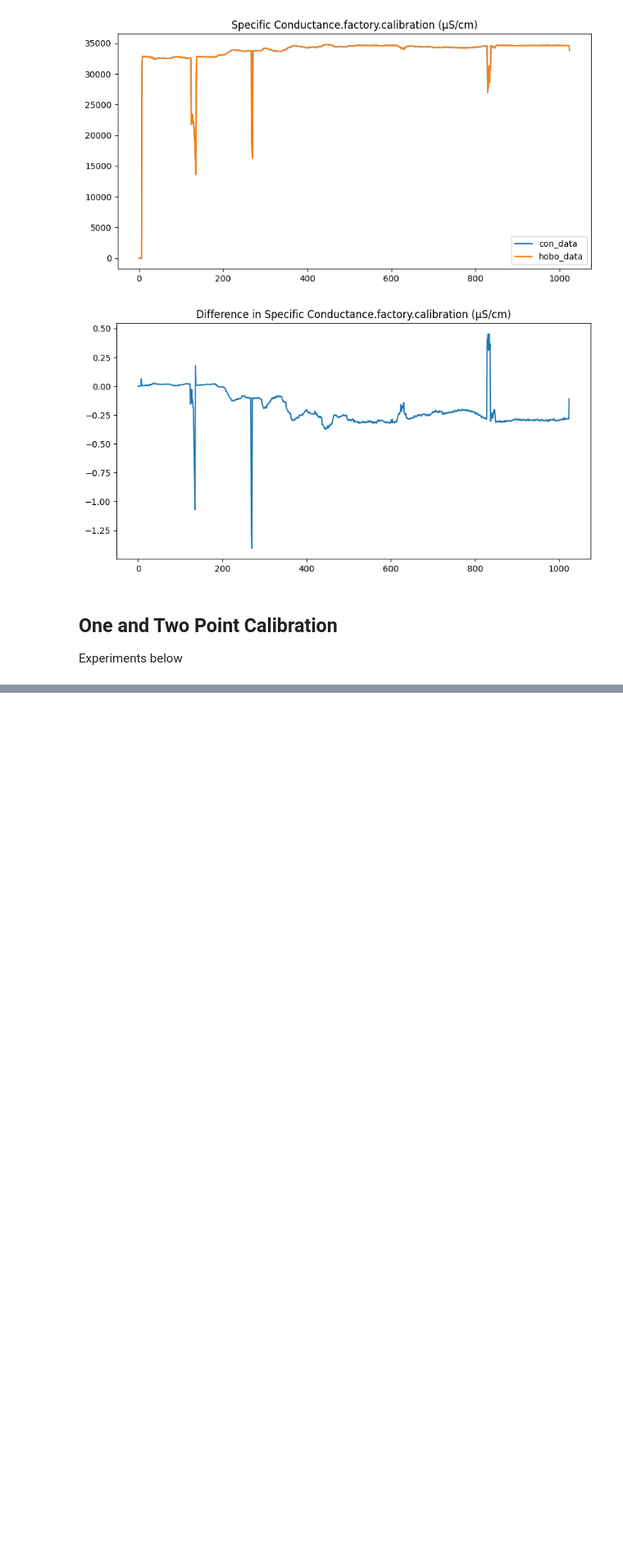
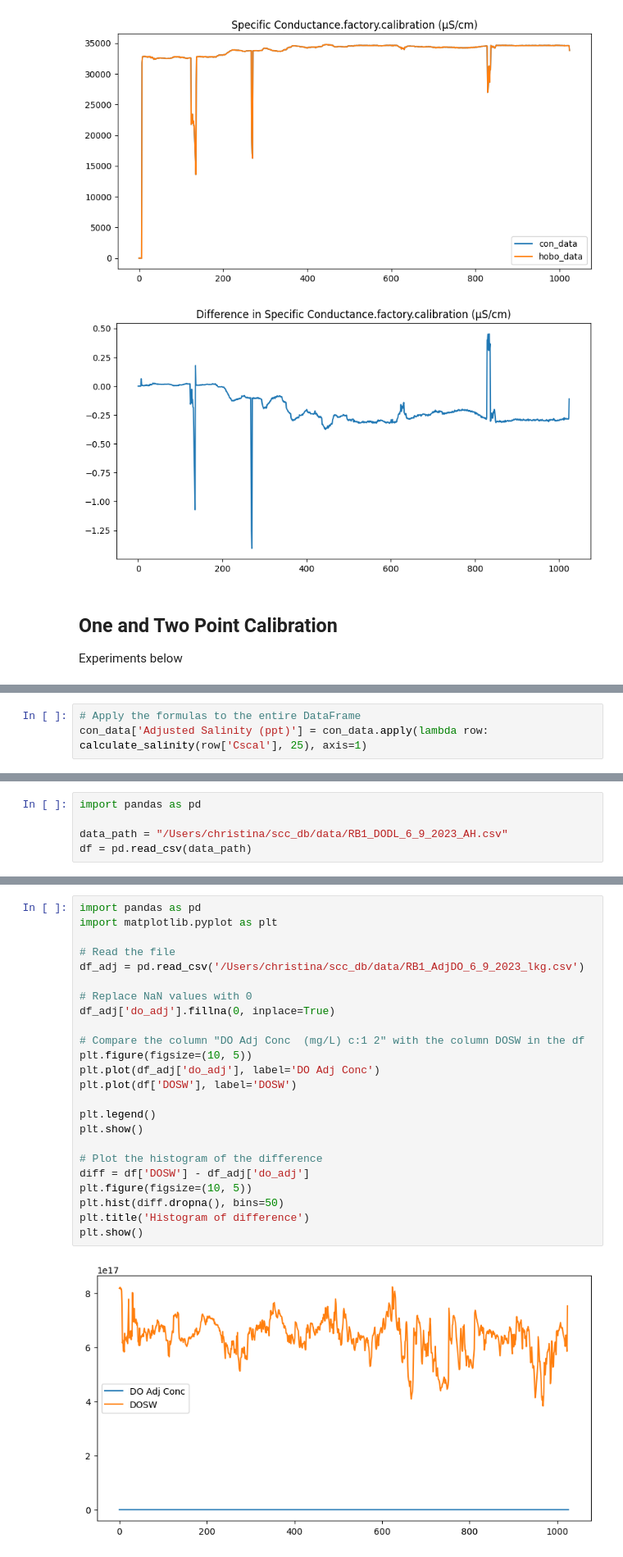
Before and after one commit to tnmygrwl/scc_db, a Jupyter notebook: notebooks/PSS-78.ipynb, the cells around one changed output, grey strips where cells are left out. Shown: that part at 82% size. Drawn from its saved outputs; the diff is of its cells as text; blank space fills up the shorter version.

```diff
--- a/notebooks/PSS-78.ipynb
+++ b/notebooks/PSS-78.ipynb
@@ -246,0 +300,3 @@ Experiments below
+# %%
+# Apply the formulas to the entire DataFrame
+con_data['Adjusted Salinity (ppt)'] = con_data.apply(lambda row: calculate_salinity(row['Cscal'], 25), axis=1)
@@ -246,0 +321,5 @@ Experiments below
+# %%
+import pandas as pd
+
+data_path = "/Users/christina/scc_db/data/RB1_DODL_6_9_2023_AH.csv"
+df = pd.read_csv(data_path)
@@ -246,0 +406,26 @@ Experiments below
+# %%
+import pandas as pd
+import matplotlib.pyplot as plt
+
+# Read the file
+df_adj = pd.read_csv('/Users/christina/scc_db/data/RB1_AdjDO_6_9_2023_lkg.csv')
+
+# Replace NaN values with 0
+df_adj['do_adj'].fillna(0, inplace=True)
+
+# Compare the column "DO Adj Conc  (mg/L) c:1 2" with the column DOSW in the df
+plt.figure(figsize=(10, 5))
+plt.plot(df_adj['do_adj'], label='DO Adj Conc')
+plt.plot(df['DOSW'], label='DOSW')
+
+plt.legend()
+plt.show()
+
+# Plot the histogram of the difference
+diff = df['DOSW'] - df_adj['do_adj']
+plt.figure(figsize=(10, 5))
+plt.hist(diff.dropna(), bins=50)
+plt.title('Histogram of difference')
+plt.show()
+# %% [output]
+[figure, added]
```
Also changed, not shown: parts of 14 cells of this notebook, 6 other files.
